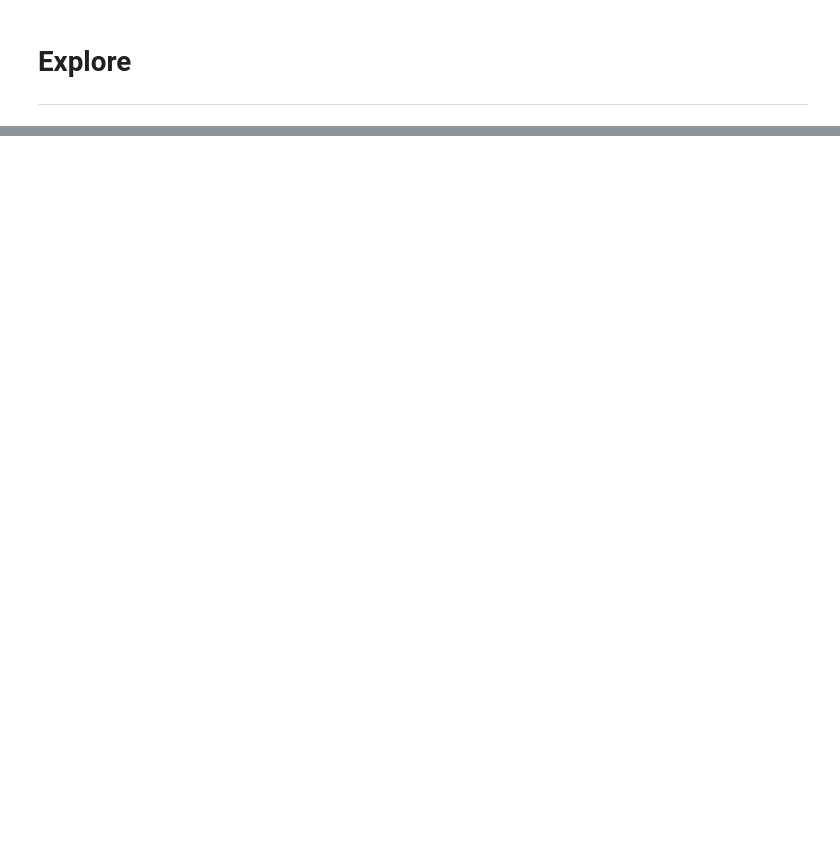
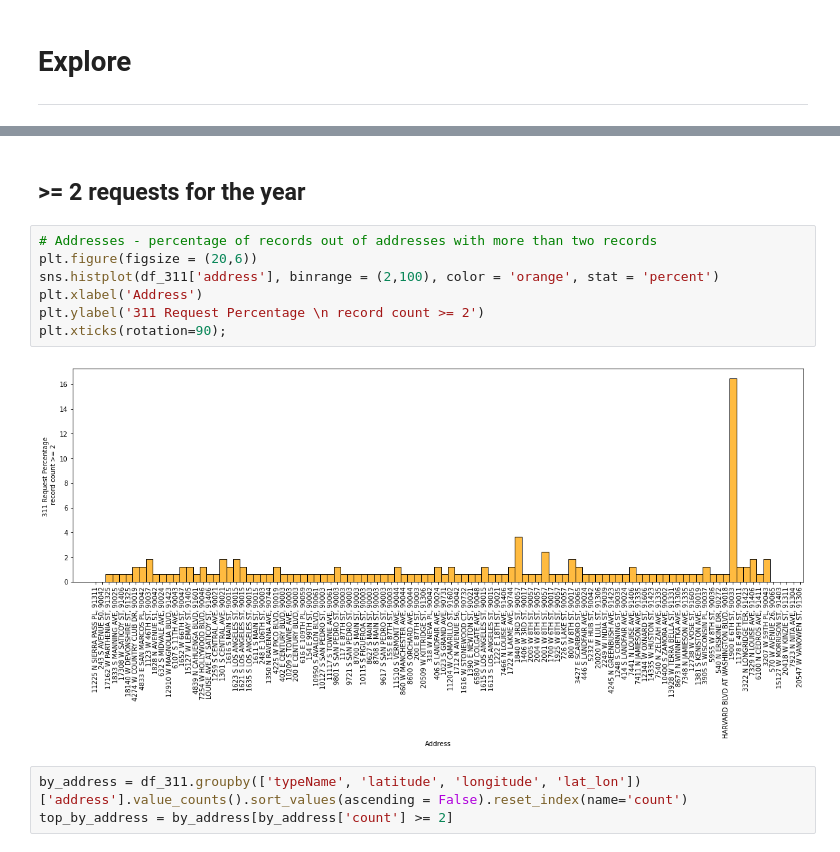
Before and after one commit to ajmachado42/Hack-for-LA-311-Data, a Jupyter notebook: I-1279/01_api_clean_eda.ipynb, the cells around one changed output, grey strips where cells are left out. Drawn from its saved outputs; the diff is of its cells as text; blank space fills up the shorter version.

```diff
--- a/I-1279/01_api_clean_eda.ipynb
+++ b/I-1279/01_api_clean_eda.ipynb
@@ -152,0 +173,14 @@ plt.plot();
+# %% [markdown]
+## >= 2 requests for the year
+# %%
+# Addresses - percentage of records out of addresses with more than two records
+plt.figure(figsize = (20,6))
+sns.histplot(df_311['address'], binrange = (2,100), color = 'orange', stat = 'percent')
+plt.xlabel('Address')
+plt.ylabel('311 Request Percentage \n record count >= 2')
+plt.xticks(rotation=90);
+# %% [output]
+[figure, added]
+# %%
+by_address = df_311.groupby(['typeName', 'latitude', 'longitude', 'lat_lon'])['address'].value_counts().sort_values(ascending = False).reset_index(name='count')
+top_by_address = by_address[by_address['count'] >= 2]
```
Also changed, not shown: parts of 33 cells of this notebook, 4 other files.
